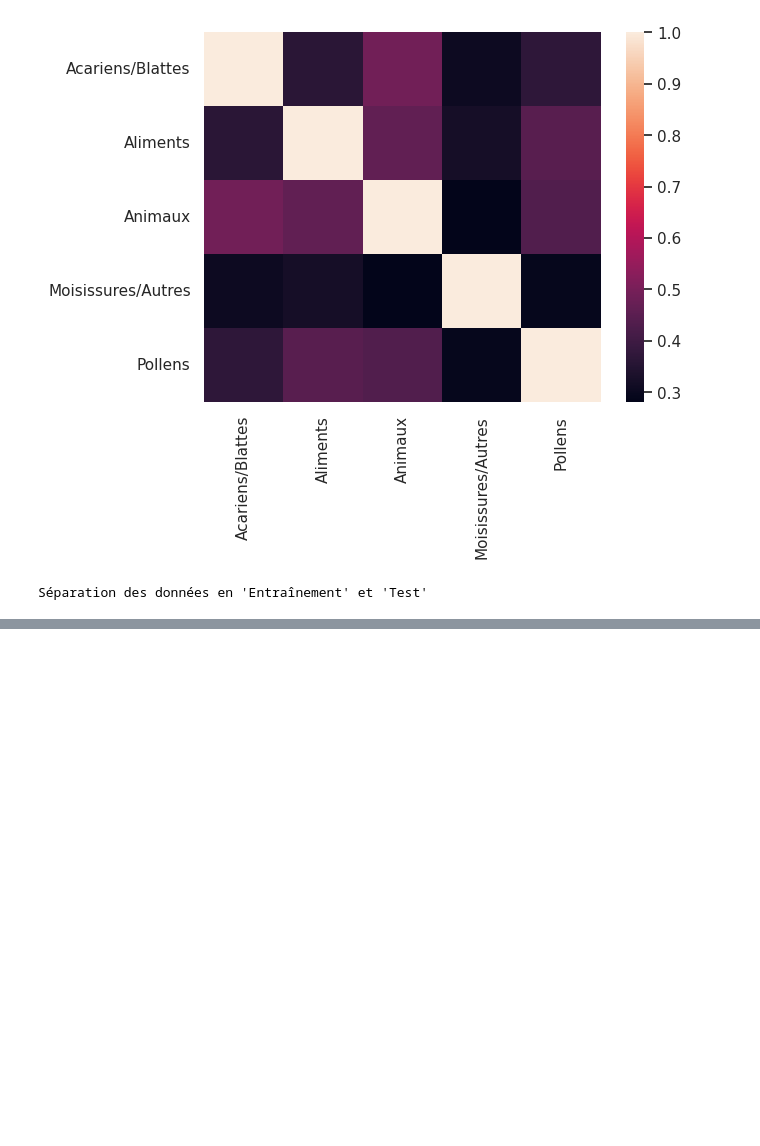
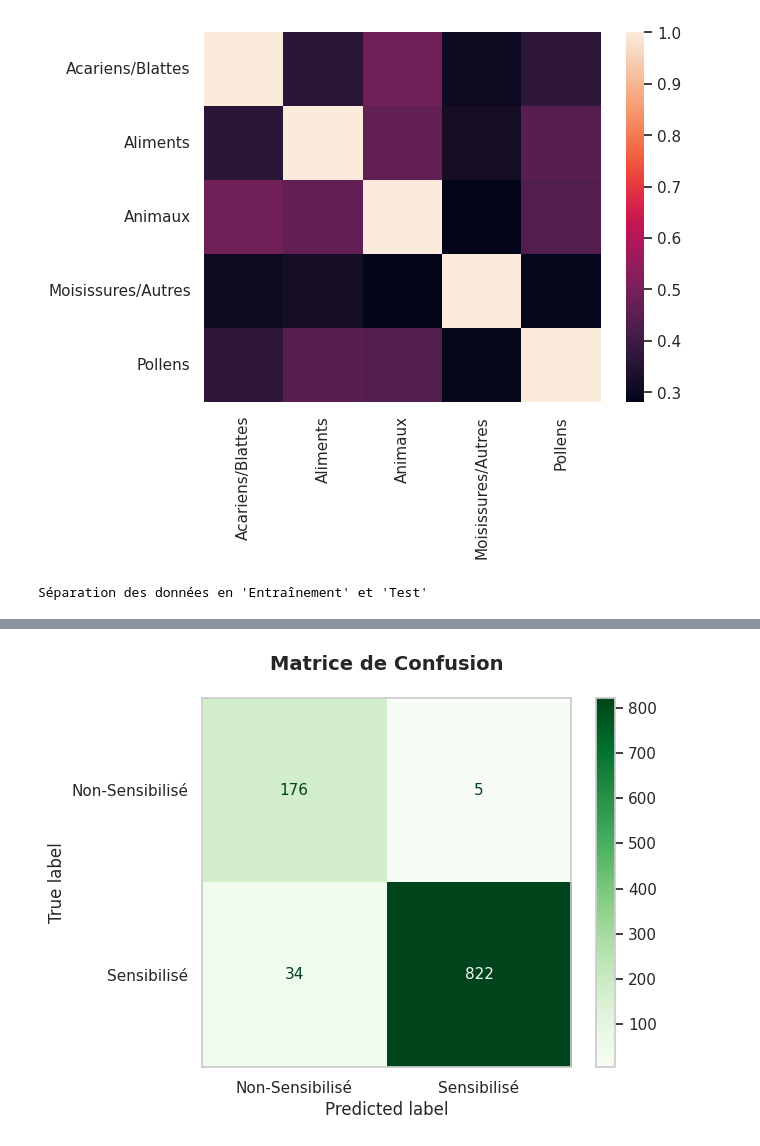
Before and after one commit to IngeaJeanOlivier/Allergies, a Jupyter notebook: notebooks/predictive_model_2.ipynb, the cells around one changed output, grey strips where cells are left out. Saved outputs shown, nothing was run; the diff lists cells and outputs as text; code cells hidden in the pictures; blank space fills up the shorter version.

```diff
--- a/notebooks/predictive_model_2.ipynb
+++ b/notebooks/predictive_model_2.ipynb
@@ -179,0 +111,89 @@ F1 score : 0.976218787158145
+# %%
+from sklearn.ensemble import RandomForestClassifier
+from sklearn.model_selection import cross_val_score, GridSearchCV
+from sklearn.metrics import accuracy_score, confusion_matrix, precision_score, recall_score, f1_score, ConfusionMatrixDisplay
+from sklearn.preprocessing import RobustScaler
+
+# Initialisation du scaler
+scaler = RobustScaler()
+scaler.set_output(transform="pandas")
+
+# Transformation des données
+X_train_scaled = scaler.fit_transform(X_train)
+X_test_scaled = scaler.transform(X_test)
+
+# Avant même de tester sur le jeu de TEST, on peut avoir un score de Cross Validation (basé sur différent jeux de TRAIN & VALIDATION):
+cross_validation_score = cross_val_score(estimator=RandomForestClassifier(min_samples_leaf=3, max_depth=30, class_weight="balanced"),
+                                         X=X_train_scaled, y=y_train,
+                                         cv=5, scoring="accuracy").mean()
+print(f"Score de Cross-Validation : {cross_validation_score}")
+
+# Avant de procéder au modèle définitif, on veut optimiser les paramètres (hyperparameters):
+param_grid = {'min_samples_leaf': [3, 5, 7],
+              'max_depth': [25, 30, 35, 40],
+              'class_weight': ["balanced"]}
+
+rfc_i = RandomForestClassifier()
+grid = GridSearchCV(rfc_i,
+                   param_grid,
+                   cv=5, # In order to test the different hyperparameters (on the train set),
+                         # we use the `cross validation` technique. Here is the number of folds of the cross-val.
+                   verbose=1,  # Setting Verbose adds some "prints" (logs) detailing
+                   n_jobs=-1    # what is happening in backend
+                                # The higher the setting, the higher the nb of logs printed
+                  )
+grid.fit(X_train_scaled, y_train)
+
+print(f"Meilleurs paramètres : {grid.best_params_}")
+print(f"Meilleur score : {grid.best_score_}")
+
+
+# Modèle Random Forest
+rfc = RandomForestClassifier(min_samples_leaf=3,
+                             max_depth=30,
+                             class_weight="balanced")
+
+# Entraînement
+rfc.fit(X=X_train_scaled, y=y_train)
+
+# Score
+score = rfc.score(X=X_test_scaled, y=y_test)
+
+# Excellent score : plus de 0.95
+print(f"Score du modèle Random Forest Classifier : {score}")
+
+# Baseline
+unique_labels, counts = np.unique(y, return_counts=True)
+unique_labels, counts
+
+base_line = max(counts) / sum(counts)
+
+print(f"Score Baseline : {base_line}")
+
+accuracy = accuracy_score(y_test, rfc.predict(X=X_test_scaled))
+# Part des "bien classifiés"
+print(f"Accuracy du modèle : {accuracy}")
+
+precision = precision_score(y_test, rfc.predict(X=X_test_scaled))
+# Part des "vrais-oui" dans tous les "oui" prédits
+print(f"Precision du modèle : {precision}")
+
+recall = recall_score(y_test, rfc.predict(X=X_test_scaled))
+# Part des "vrais-oui" dans tous les "oui" existants aux données
+print(f"Recall du modèle : {recall}")
+
+f1 = f1_score(y_test, rfc.predict(X=X_test_scaled))
+# Indice harmonisé entre Precision et Recall
+print(f"F1 score : {f1}")
+
+# Le R2 de ce modèle est bon, il faut vérifier aussi le critère accuracy, il est bon également :
+# Le modèle prédit avec raison (peu d'erreurs), comme on peut le voir sur la matrice de confusion :
+conf_m = confusion_matrix(y_test, rfc.predict(X_test_scaled))
+cmd = ConfusionMatrixDisplay(conf_m, display_labels=['Non-Sensibilisé', 'Sensibilisé'])
+
+cmd.plot(cmap='Greens', values_format='d')
+plt.title("Matrice de Confusion",
+          weight='bold', pad=20)
+plt.grid(False)
+plt.show()
+# %% [output]
@@ -180,3 +210,4 @@ F1 score : 0.976218787158145
+[figure, added]
 # %%
 import matplotlib.pyplot as plt
 
```
Also changed, not shown: parts of 3 cells of this notebook, 1 other file.
